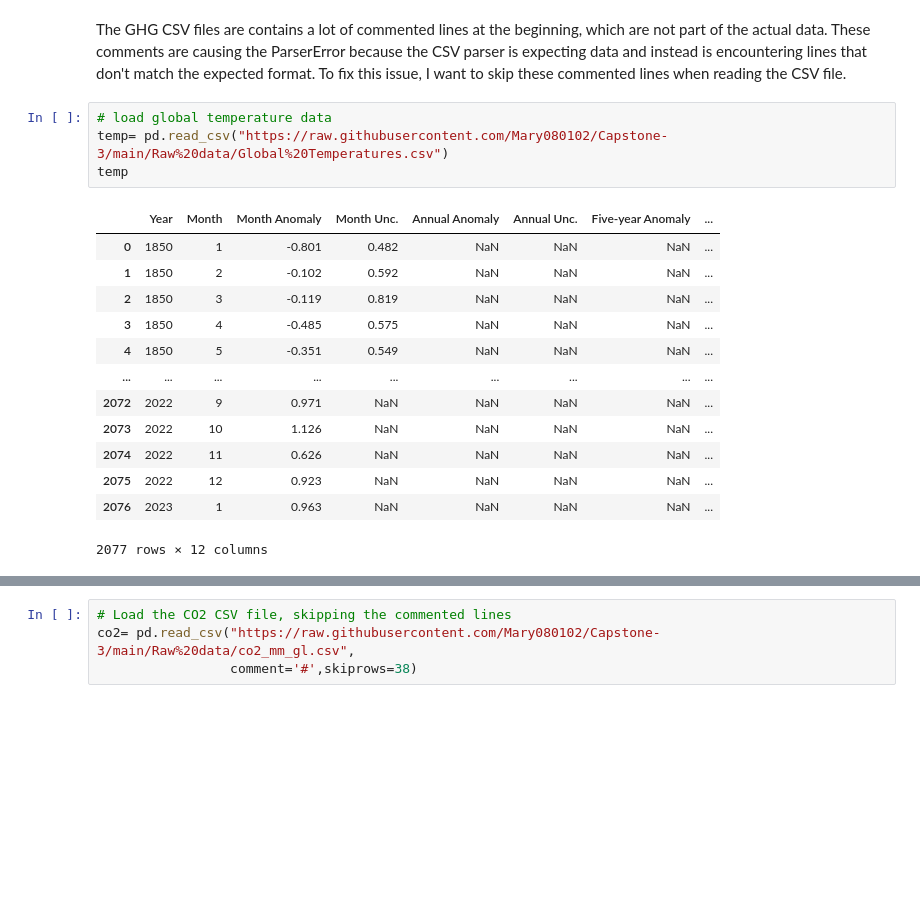
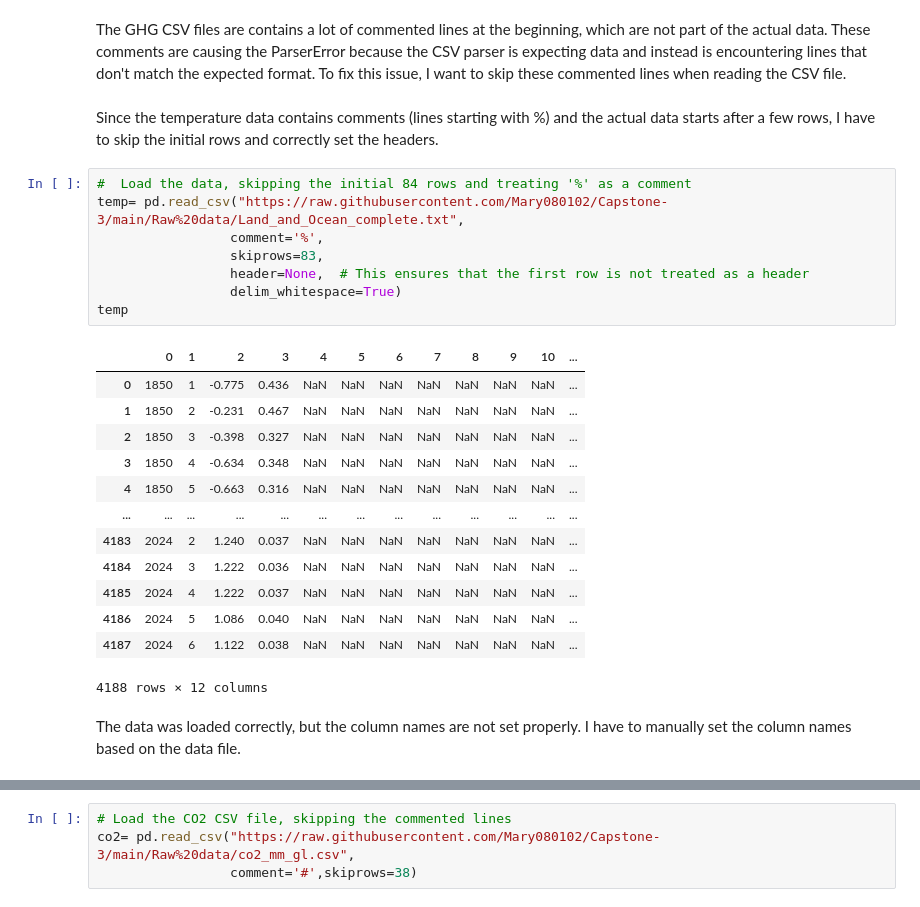
Before and after one commit to Mary080102/Capstone-3, a Jupyter notebook: Notebooka/Data Wrangling and EDA-Capstone 3.ipynb, the cells around one changed output, grey strips where cells are left out. Drawn from its saved outputs; the diff is of its cells as text; blank space fills up the shorter version.

```diff
--- a/Notebooka/Data Wrangling and EDA-Capstone 3.ipynb
+++ b/Notebooka/Data Wrangling and EDA-Capstone 3.ipynb
@@ -48,21 +48,29 @@ import warnings
 ### 1.3.Data Loading
 # %% [markdown]
 The GHG CSV files are contains a lot of commented lines at the beginning, which are not part of the actual data. These comments are causing the ParserError because the CSV parser is expecting data and instead is encountering lines that don't match the expected format. To fix this issue, I want to skip these commented lines when reading the CSV file.
+# %% [markdown]
+Since the temperature data contains comments (lines starting with %) and the actual data starts after a few rows, I have to skip the initial rows and correctly set the headers.
 # %%
-# load global temperature data
-temp= pd.read_csv("https://raw.githubusercontent.com/Mary080102/Capstone-3/main/Raw%20data/Global%20Temperatures.csv")
+#  Load the data, skipping the initial 84 rows and treating '%' as a comment
+temp= pd.read_csv("https://raw.githubusercontent.com/Mary080102/Capstone-3/main/Raw%20data/Land_and_Ocean_complete.txt",
+                 comment='%',
+                 skiprows=83,
+                 header=None,  # This ensures that the first row is not treated as a header
+                 delim_whitespace=True)
 temp
 # %% [output]
-|  | Year | Month | Month Anomaly | Month Unc. | Annual Anomaly | Annual Unc. | Five-year Anomaly | ... |
-| 0 | 1850 | 1 | -0.801 | 0.482 | NaN | NaN | NaN | ... |
-| 1 | 1850 | 2 | -0.102 | 0.592 | NaN | NaN | NaN | ... |
-| 2 | 1850 | 3 | -0.119 | 0.819 | NaN | NaN | NaN | ... |
-| 3 | 1850 | 4 | -0.485 | 0.575 | NaN | NaN | NaN | ... |
-| 4 | 1850 | 5 | -0.351 | 0.549 | NaN | NaN | NaN | ... |
-| ... | ... | ... | ... | ... | ... | ... | ... | ... |
-| 2072 | 2022 | 9 | 0.971 | NaN | NaN | NaN | NaN | ... |
-| 2073 | 2022 | 10 | 1.126 | NaN | NaN | NaN | NaN | ... |
-| 2074 | 2022 | 11 | 0.626 | NaN | NaN | NaN | NaN | ... |
-| 2075 | 2022 | 12 | 0.923 | NaN | NaN | NaN | NaN | ... |
-| 2076 | 2023 | 1 | 0.963 | NaN | NaN | NaN | NaN | ... |
+|  | 0 | 1 | 2 | 3 | 4 | 5 | 6 | 7 | 8 | 9 | 10 | ... |
+| 0 | 1850 | 1 | -0.775 | 0.436 | NaN | NaN | NaN | NaN | NaN | NaN | NaN | ... |
+| 1 | 1850 | 2 | -0.231 | 0.467 | NaN | NaN | NaN | NaN | NaN | NaN | NaN | ... |
+| 2 | 1850 | 3 | -0.398 | 0.327 | NaN | NaN | NaN | NaN | NaN | NaN | NaN | ... |
+| 3 | 1850 | 4 | -0.634 | 0.348 | NaN | NaN | NaN | NaN | NaN | NaN | NaN | ... |
+| 4 | 1850 | 5 | -0.663 | 0.316 | NaN | NaN | NaN | NaN | NaN | NaN | NaN | ... |
+| ... | ... | ... | ... | ... | ... | ... | ... | ... | ... | ... | ... | ... |
+| 4183 | 2024 | 2 | 1.240 | 0.037 | NaN | NaN | NaN | NaN | NaN | NaN | NaN | ... |
+| 4184 | 2024 | 3 | 1.222 | 0.036 | NaN | NaN | NaN | NaN | NaN | NaN | NaN | ... |
+| 4185 | 2024 | 4 | 1.222 | 0.037 | NaN | NaN | NaN | NaN | NaN | NaN | NaN | ... |
+| 4186 | 2024 | 5 | 1.086 | 0.040 | NaN | NaN | NaN | NaN | NaN | NaN | NaN | ... |
+| 4187 | 2024 | 6 | 1.122 | 0.038 | NaN | NaN | NaN | NaN | NaN | NaN | NaN | ... |
-2077 rows × 12 columns
+4188 rows × 12 columns
+# %% [markdown]
+The data was loaded correctly, but the column names are not set properly. I have to manually set the column names based on the data file.
```
Also changed, not shown: parts of 27 cells of this notebook.
